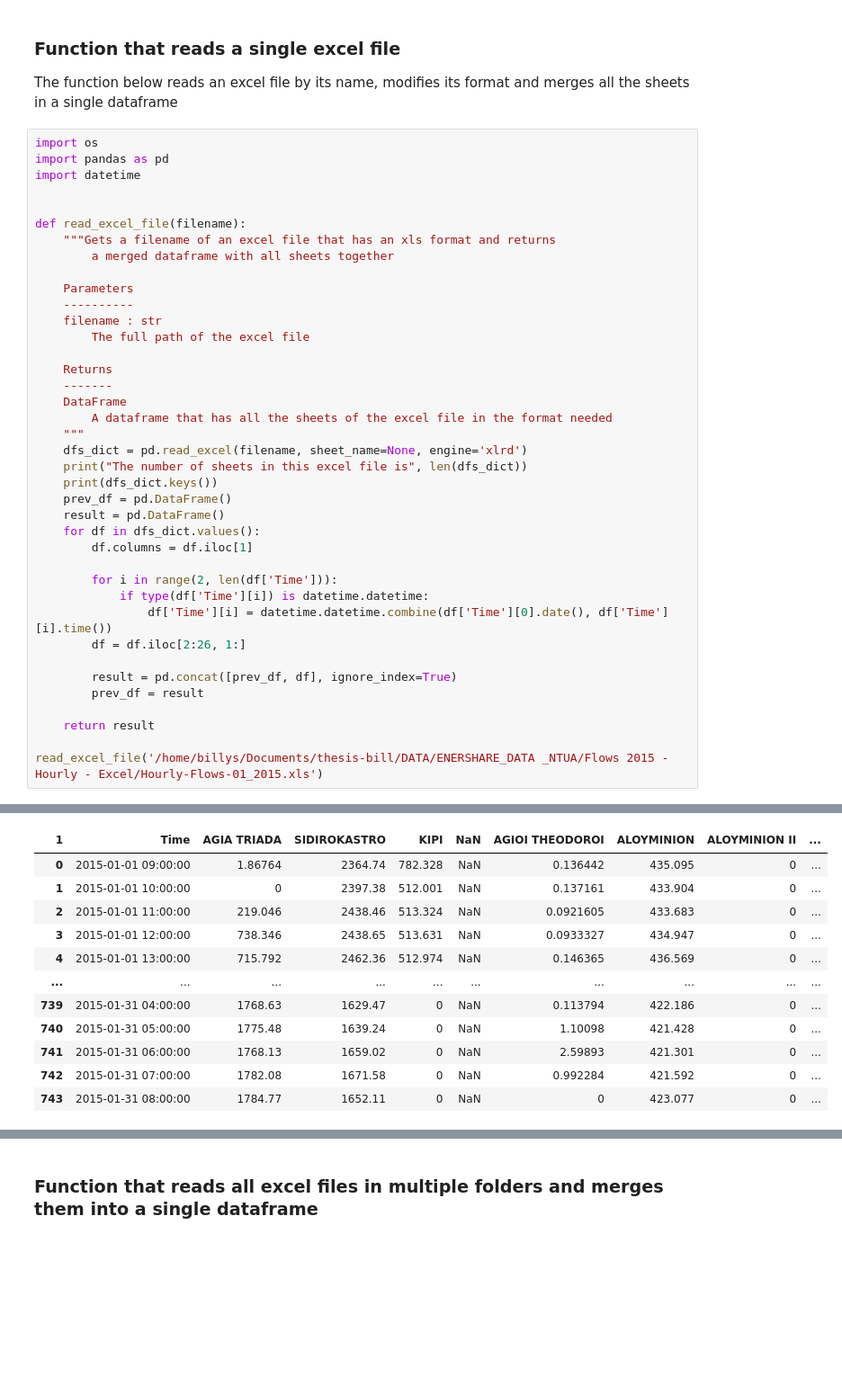
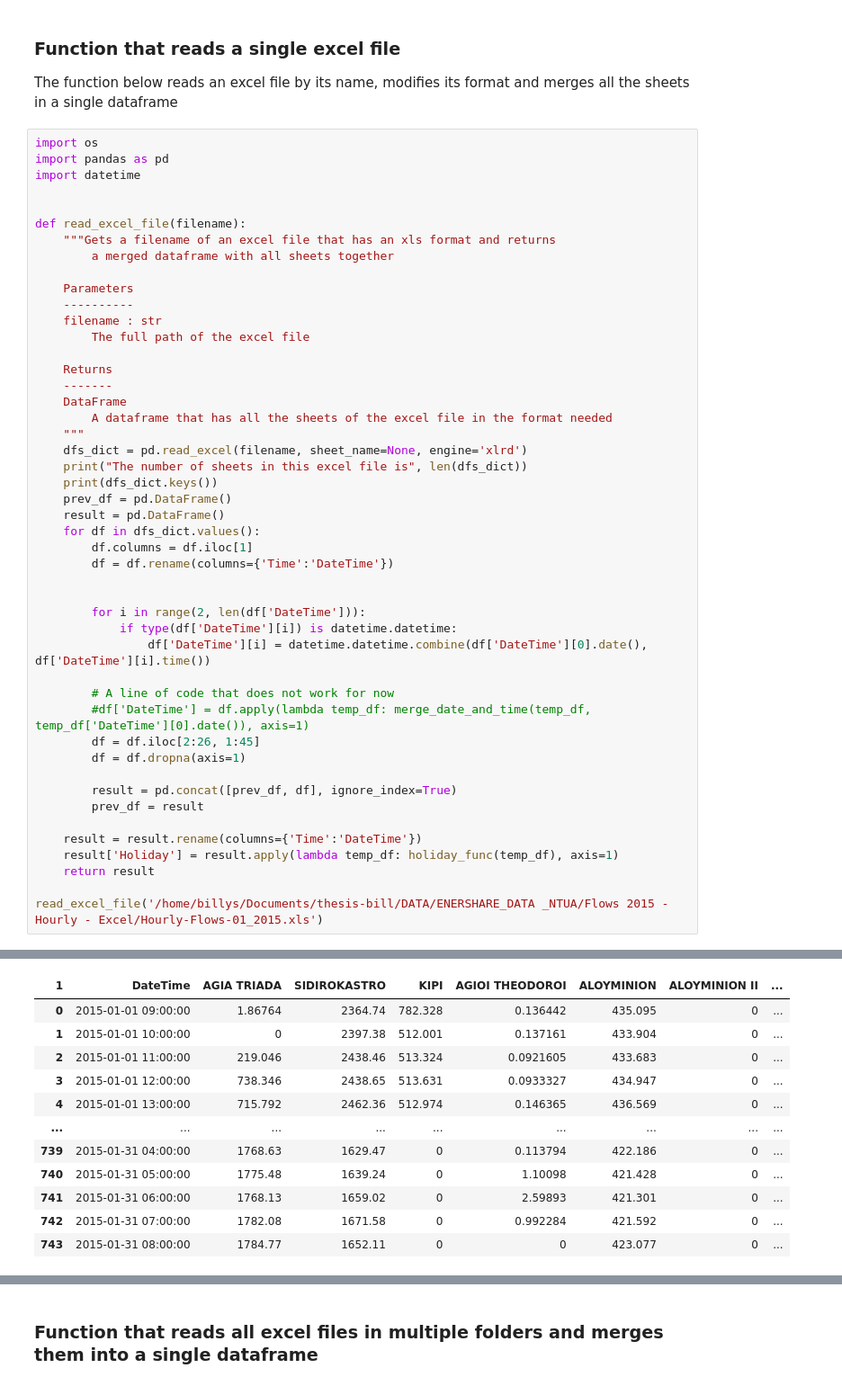
Before and after one commit to vouts96/thesis-bill, a Jupyter notebook: MY_CODE/load_data.ipynb, the cells around one changed output, grey strips where cells are left out. Shown: that part at 90% size. Drawn from its saved outputs; the diff is of its cells as text; blank space fills up the shorter version.

Commit message:
add column holiday and mongodb test

```diff
--- a/MY_CODE/load_data.ipynb
+++ b/MY_CODE/load_data.ipynb
@@ -65,15 +111,23 @@ def read_excel_file(filename):
     result = pd.DataFrame()
     for df in dfs_dict.values():
         df.columns = df.iloc[1]
+        df = df.rename(columns={'Time':'DateTime'})
 
-        for i in range(2, len(df['Time'])):
-            if type(df['Time'][i]) is datetime.datetime:
-                df['Time'][i] = datetime.datetime.combine(df['Time'][0].date(), df['Time'][i].time())
-        df = df.iloc[2:26, 1:]
+
+        for i in range(2, len(df['DateTime'])):
+            if type(df['DateTime'][i]) is datetime.datetime:
+                df['DateTime'][i] = datetime.datetime.combine(df['DateTime'][0].date(), df['DateTime'][i].time())
+
+        # A line of code that does not work for now
+        #df['DateTime'] = df.apply(lambda temp_df: merge_date_and_time(temp_df, temp_df['DateTime'][0].date()), axis=1)
+        df = df.iloc[2:26, 1:45]
+        df = df.dropna(axis=1)
 
         result = pd.concat([prev_df, df], ignore_index=True)
         prev_df = result
 
+    result = result.rename(columns={'Time':'DateTime'})
+    result['Holiday'] = result.apply(lambda temp_df: holiday_func(temp_df), axis=1)
     return result
 
 read_excel_file('/home/billys/Documents/thesis-bill/DATA/ENERSHARE_DATA _NTUA/Flows 2015 - Hourly - Excel/Hourly-Flows-01_2015.xls')
@@ -86,15 +154,15 @@ See the caveats in the documentation: https://pandas.pydata.org/pandas-docs/stab
-| 1 | Time | AGIA TRIADA | SIDIROKASTRO | KIPI | NaN | AGIOI THEODOROI | ALOYMINION | ALOYMINION II | ... |
-| 0 | 2015-01-01 09:00:00 | 1.86764 | 2364.74 | 782.328 | NaN | 0.136442 | 435.095 | 0 | ... |
-| 1 | 2015-01-01 10:00:00 | 0 | 2397.38 | 512.001 | NaN | 0.137161 | 433.904 | 0 | ... |
-| 2 | 2015-01-01 11:00:00 | 219.046 | 2438.46 | 513.324 | NaN | 0.0921605 | 433.683 | 0 | ... |
-| 3 | 2015-01-01 12:00:00 | 738.346 | 2438.65 | 513.631 | NaN | 0.0933327 | 434.947 | 0 | ... |
-| 4 | 2015-01-01 13:00:00 | 715.792 | 2462.36 | 512.974 | NaN | 0.146365 | 436.569 | 0 | ... |
-| ... | ... | ... | ... | ... | ... | ... | ... | ... | ... |
-| 739 | 2015-01-31 04:00:00 | 1768.63 | 1629.47 | 0 | NaN | 0.113794 | 422.186 | 0 | ... |
-| 740 | 2015-01-31 05:00:00 | 1775.48 | 1639.24 | 0 | NaN | 1.10098 | 421.428 | 0 | ... |
-| 741 | 2015-01-31 06:00:00 | 1768.13 | 1659.02 | 0 | NaN | 2.59893 | 421.301 | 0 | ... |
-| 742 | 2015-01-31 07:00:00 | 1782.08 | 1671.58 | 0 | NaN | 0.992284 | 421.592 | 0 | ... |
-| 743 | 2015-01-31 08:00:00 | 1784.77 | 1652.11 | 0 | NaN | 0 | 423.077 | 0 | ... |
+| 1 | DateTime | AGIA TRIADA | SIDIROKASTRO | KIPI | AGIOI THEODOROI | ALOYMINION | ALOYMINION II | ... |
+| 0 | 2015-01-01 09:00:00 | 1.86764 | 2364.74 | 782.328 | 0.136442 | 435.095 | 0 | ... |
+| 1 | 2015-01-01 10:00:00 | 0 | 2397.38 | 512.001 | 0.137161 | 433.904 | 0 | ... |
+| 2 | 2015-01-01 11:00:00 | 219.046 | 2438.46 | 513.324 | 0.0921605 | 433.683 | 0 | ... |
+| 3 | 2015-01-01 12:00:00 | 738.346 | 2438.65 | 513.631 | 0.0933327 | 434.947 | 0 | ... |
+| 4 | 2015-01-01 13:00:00 | 715.792 | 2462.36 | 512.974 | 0.146365 | 436.569 | 0 | ... |
+| ... | ... | ... | ... | ... | ... | ... | ... | ... |
+| 739 | 2015-01-31 04:00:00 | 1768.63 | 1629.47 | 0 | 0.113794 | 422.186 | 0 | ... |
+| 740 | 2015-01-31 05:00:00 | 1775.48 | 1639.24 | 0 | 1.10098 | 421.428 | 0 | ... |
+| 741 | 2015-01-31 06:00:00 | 1768.13 | 1659.02 | 0 | 2.59893 | 421.301 | 0 | ... |
+| 742 | 2015-01-31 07:00:00 | 1782.08 | 1671.58 | 0 | 0.992284 | 421.592 | 0 | ... |
+| 743 | 2015-01-31 08:00:00 | 1784.77 | 1652.11 | 0 | 0 | 423.077 | 0 | ... |
 744 rows × 44 columns
 # %% [markdown]
 ### Function that reads all excel files in multiple folders and merges them into a single dataframe
```
Also changed, not shown: parts of 4 cells of this notebook, 3 other files.
